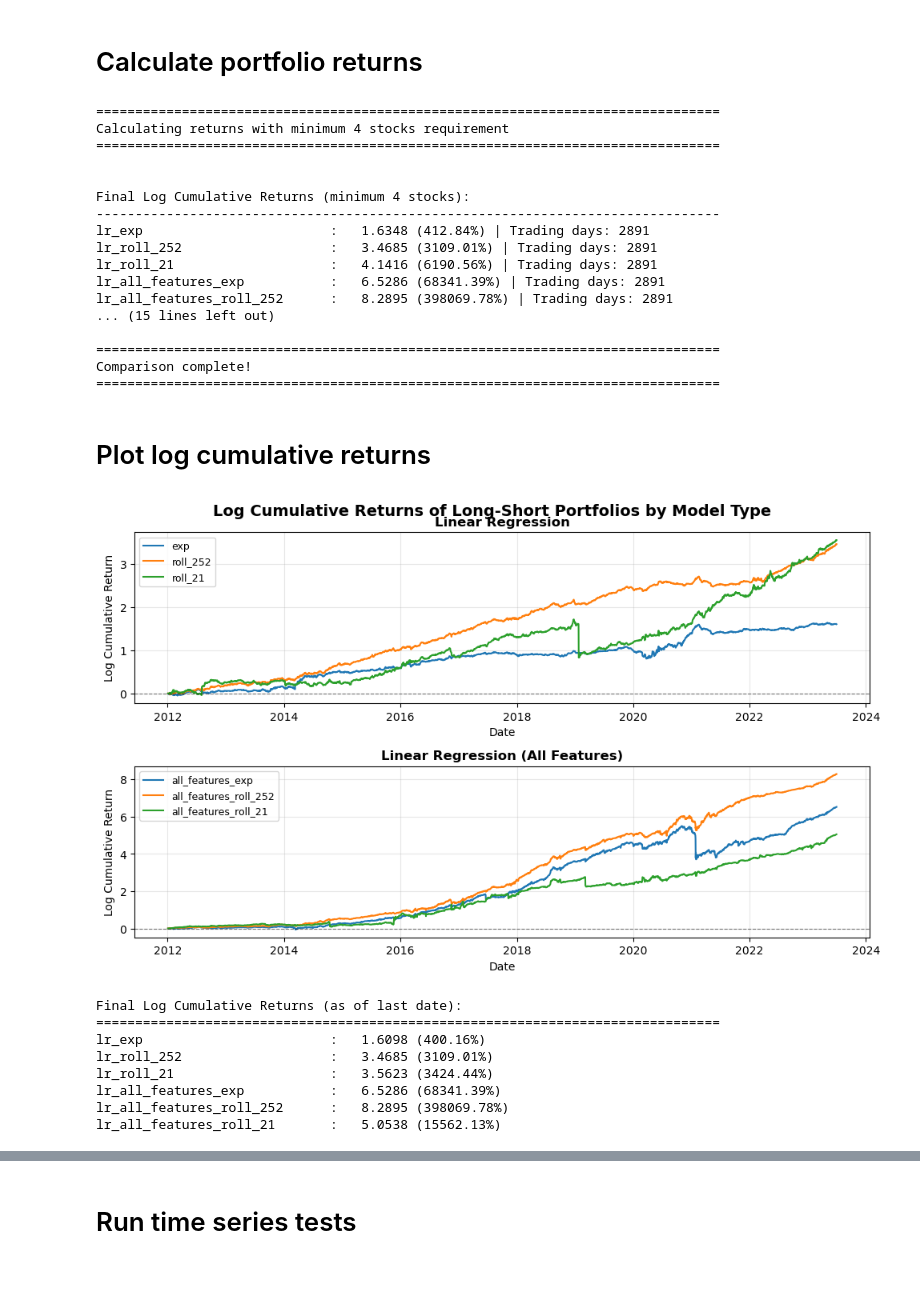
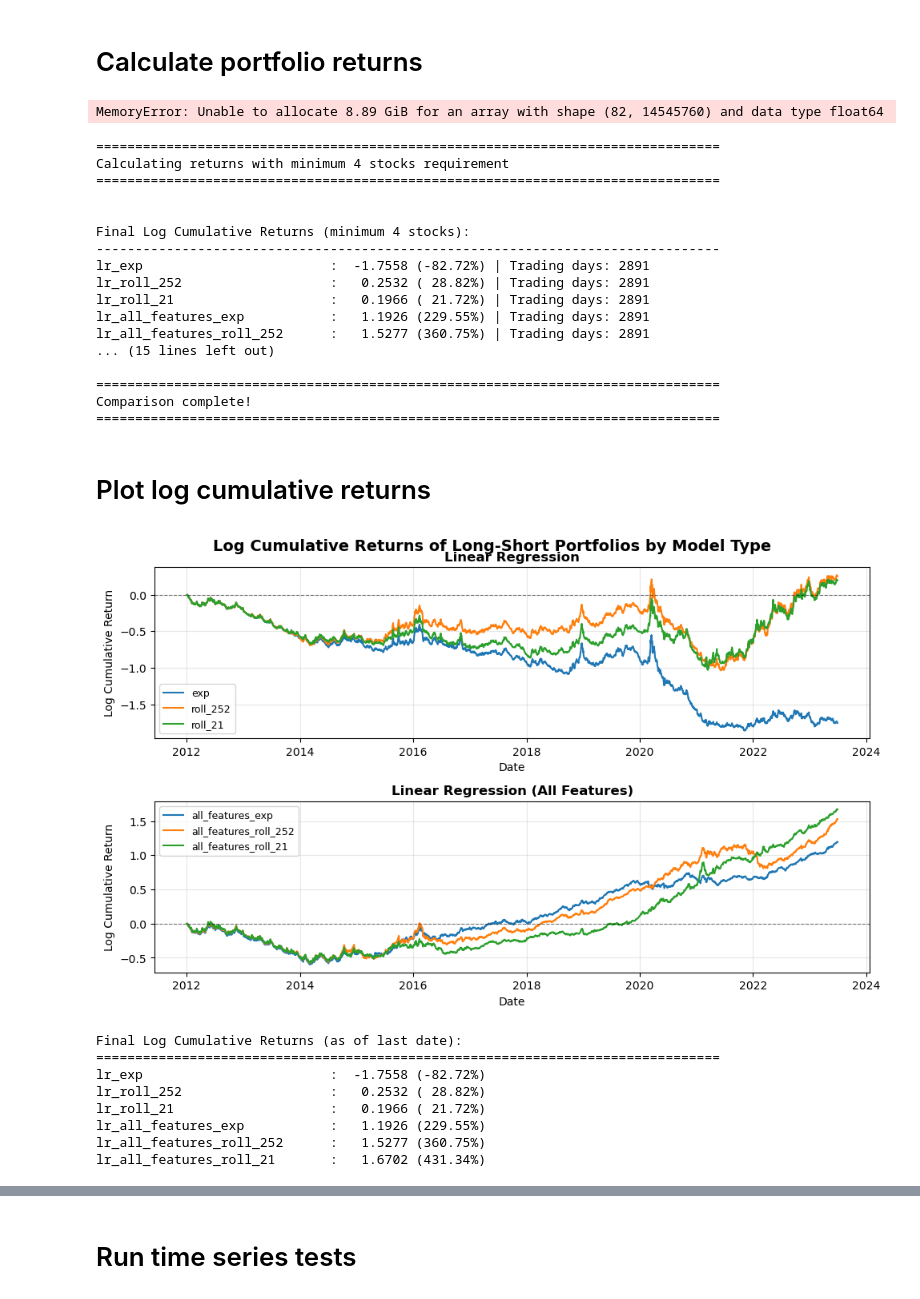
Before and after one commit to smkazempour/ml-from-crowd, a Jupyter notebook: 05 - trading/trading_daily.ipynb, the cells around one changed output, grey strips where cells are left out. Cells and saved outputs as stored; diff of their text form; code cells hidden in the pictures.

```diff
--- a/05 - trading/trading_daily.ipynb
+++ b/05 - trading/trading_daily.ipynb
@@ -14,13 +14,14 @@ from trading_library import *
 # Directories
 PROJECT = "C:/Users/skazempour/Dropbox/Projects/42 - Machine learning from the crowd/"
 DATA = os.path.join(PROJECT, "Data")
+FIGURES = os.path.join(PROJECT, "Figures")
 CRSP_FOLDER = "D:/CRSP"
 
 # Input files
 INPUT_DATA = os.path.join(DATA, "merged_master.pkl")
 LINEAR_REGRESSION_PREDICTIONS = os.path.join(DATA, "predictions_linear_regression.pkl")
-# DECISION_TREE_PREDICTIONS = os.path.join(DATA, "predictions_decision_tree.pkl")
-# DECISION_TREE_SHALLOW_PREDICTIONS = os.path.join(DATA, "predictions_decision_tree_shallow.pkl")
+DECISION_TREE_PREDICTIONS = os.path.join(DATA, "predictions_decision_tree.pkl")
+DECISION_TREE_SHALLOW_PREDICTIONS = os.path.join(DATA, "predictions_decision_tree_shallow.pkl")
 # DECISION_TREE_MODERATE_PREDICTIONS = os.path.join(DATA, "predictions_decision_tree_moderate.pkl")
 # DECISION_TREE_CONSTRAINED_PREDICTIONS = os.path.join(DATA, "predictions_decision_tree_constrained.pkl")
 # DECISION_TREE_CV_PRUNED_PREDICTIONS = os.path.join(DATA, "predictions_decision_tree_cv_pruned.pkl")
@@ -43,15 +44,15 @@ linear_regression_predictions = pd.read_pickle(LINEAR_REGRESSION_PREDICTIONS).dr
 linear_regression_predictions.columns = ['date', 'permno', 'lr_exp', 'lr_roll_252', 'lr_roll_21']
 df = pd.merge(master_data, linear_regression_predictions, on=['date', 'permno']) # Clean merge
 
-# # Add the decision tree model without prunning
-# decision_tree_predictions = pd.read_pickle(DECISION_TREE_PREDICTIONS).drop(columns=['index'])
-# decision_tree_predictions.columns = ['date', 'symbol', 'dt_exp', 'dt_roll_252', 'dt_roll_21']
-# df = pd.merge(df, decision_tree_predictions, on=['date', 'symbol']) # Clean merge
+# Add the decision tree model without prunning
+decision_tree_predictions = pd.read_pickle(DECISION_TREE_PREDICTIONS).drop(columns=['index', 'ticker'])
+decision_tree_predictions.columns = ['date', 'permno', 'dt_exp', 'dt_roll_252', 'dt_roll_21']
+df = pd.merge(df, decision_tree_predictions, on=['date', 'permno']) # Clean merge
 
-# # Add the shallow decision tree model
-# decision_tree_shallow_predictions = pd.read_pickle(DECISION_TREE_SHALLOW_PREDICTIONS).drop(columns=['index'])
-# decision_tree_shallow_predictions.columns = ['date', 'symbol', 'dt_shallow_exp', 'dt_shallow_roll_252', 'dt_shallow_roll_21']
-# df = pd.merge(df, decision_tree_shallow_predictions, on=['date', 'symbol']) # Clean merge
+# Add the shallow decision tree model
+decision_tree_shallow_predictions = pd.read_pickle(DECISION_TREE_SHALLOW_PREDICTIONS).drop(columns=['index', 'ticker'])
+decision_tree_shallow_predictions.columns = ['date', 'permno', 'dt_shallow_exp', 'dt_shallow_roll_252', 'dt_shallow_roll_21']
+df = pd.merge(df, decision_tree_shallow_predictions, on=['date', 'permno']) # Clean merge
 
 # # Add the moderate decision tree model
 # decision_tree_moderate_predictions = pd.read_pickle(DECISION_TREE_MODERATE_PREDICTIONS).drop(columns=['index'])
@@ -142,19 +143,23 @@ portfolios = {}
 # Calculate portfolio returns for each prediction signal
 for pred_col in tqdm(prediction_columns, desc="Calculating portfolio returns"):
     # Form portfolios using the prediction as signal
-    portfolio = form_portfolio_from_signals(
+    portfolio = form_portfolio_from_signals_sort(
         signals=df,
         returns=crsp,
         stock_col='permno',
         date_col='date',
         signal_col=pred_col,
         return_col='f_ret',
+        bins=10,
+        portfolio_weights=None,
         line_up_with=all_dates_to_use,
         shift=1
     )
 
     # Store in dictionary
     portfolios[pred_col] = portfolio
+# %% [output]
+MemoryError: Unable to allocate 8.89 GiB for an array with shape (82, 14545760) and data type float64
 # %%
 # Calculate portfolio returns with minimum stock requirements
 
@@ -222,11 +227,11 @@ Calculating returns with minimum 4 stocks requirement
 
 Final Log Cumulative Returns (minimum 4 stocks):
 --------------------------------------------------------------------------------
-lr_exp                        :   1.6348 (412.84%) | Trading days: 2891
-lr_roll_252                   :   3.4685 (3109.01%) | Trading days: 2891
-lr_roll_21                    :   4.1416 (6190.56%) | Trading days: 2891
-lr_all_features_exp           :   6.5286 (68341.39%) | Trading days: 2891
-lr_all_features_roll_252      :   8.2895 (398069.78%) | Trading days: 2891
+lr_exp                        :  -1.7558 (-82.72%) | Trading days: 2891
+lr_roll_252                   :   0.2532 ( 28.82%) | Trading days: 2891
+lr_roll_21                    :   0.1966 ( 21.72%) | Trading days: 2891
+lr_all_features_exp           :   1.1926 (229.55%) | Trading days: 2891
+lr_all_features_roll_252      :   1.5277 (360.75%) | Trading days: 2891
 ... (15 lines left out)
 
 ================================================================================
@@ -244,8 +249,8 @@ axes = axes.flatten()
 # Group predictions by model type
 model_groups = {
     'Linear Regression': ['lr_exp', 'lr_roll_252', 'lr_roll_21'],
-    # 'Decision Tree (Full)': ['dt_exp', 'dt_roll_252', 'dt_roll_21'],
-    # 'Decision Tree (Shallow)': ['dt_shallow_exp', 'dt_shallow_roll_252', 'dt_shallow_roll_21'],
+    'Decision Tree (Full)': ['dt_exp', 'dt_roll_252', 'dt_roll_21'],
+    'Decision Tree (Shallow)': ['dt_shallow_exp', 'dt_shallow_roll_252', 'dt_shallow_roll_21'],
     # 'Decision Tree (Moderate)': ['dt_moderate_exp', 'dt_moderate_roll_252', 'dt_moderate_roll_21'],
     # 'Decision Tree (Constrained)': ['dt_constrained_exp', 'dt_constrained_roll_252', 'dt_constrained_roll_21'],
     # 'Decision Tree (CV Pruned)': ['dt_cv_pruned_exp', 'dt_cv_pruned_roll_252', 'dt_cv_pruned_roll_21'],
@@ -271,42 +276,42 @@ for idx, (model_name, pred_cols) in enumerate(model_groups.items()):
 
         # Plot
         ax.plot(log_cum_ret.index, log_cum_ret.values, label=label, linewidth=1.5)
 
     ax.set_title(model_name, fontsize=12, fontweight='bold')
     ax.set_xlabel('Date', fontsize=10)
     ax.set_ylabel('Log Cumulative Return', fontsize=10)
     ax.legend(loc='best', fontsize=9)
     ax.grid(True, alpha=0.3)
     ax.axhline(y=0, color='black', linestyle='--', linewidth=0.8, alpha=0.5)
 
 # Hide unused subplots (we have 7 models, but 9 subplots in 3x3 grid)
 for idx in range(len(model_groups), len(axes)):
     axes[idx].axis('off')
 
 plt.tight_layout()
 plt.suptitle('Log Cumulative Returns of Long-Short Portfolios by Model Type',
              fontsize=14, fontweight='bold', y=1.001)
 plt.show()
 
 # Print summary statistics
 print("\nFinal Log Cumulative Returns (as of last date):")
 print("=" * 80)
 for pred_col in prediction_columns:
     portfolio = portfolios[pred_col]
     ls_ret = portfolio['long_ret'].fillna(0) - portfolio['short_ret'].fillna(0)
     log_cum_ret = np.log(1 + ls_ret).cumsum()
     final_value = log_cum_ret.iloc[-1]
     print(f"{pred_col:30s}: {final_value:>8.4f} ({np.exp(final_value)-1:>7.2%})")
 # %% [output]
-[figure, old version]
+[figure, new version]
 Final Log Cumulative Returns (as of last date):
 ================================================================================
-lr_exp                        :   1.6098 (400.16%)
-lr_roll_252                   :   3.4685 (3109.01%)
-lr_roll_21                    :   3.5623 (3424.44%)
-lr_all_features_exp           :   6.5286 (68341.39%)
-lr_all_features_roll_252      :   8.2895 (398069.78%)
-lr_all_features_roll_21       :   5.0538 (15562.13%)
+lr_exp                        :  -1.7558 (-82.72%)
+lr_roll_252                   :   0.2532 ( 28.82%)
+lr_roll_21                    :   0.1966 ( 21.72%)
+lr_all_features_exp           :   1.1926 (229.55%)
+lr_all_features_roll_252      :   1.5277 (360.75%)
+lr_all_features_roll_21       :   1.6702 (431.34%)
 # %%
 # Visualize the impact of minimum stock requirements
 fig, axes = plt.subplots(2, 1, figsize=(10, 6))
```
Also changed, not shown: parts of 2 cells of this notebook, 5 other files.
